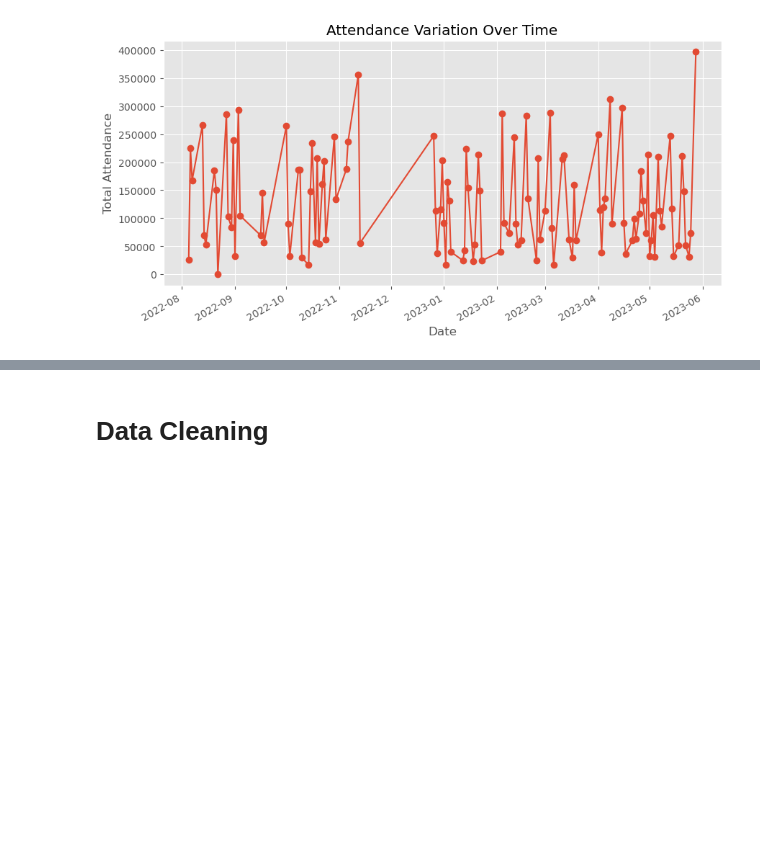
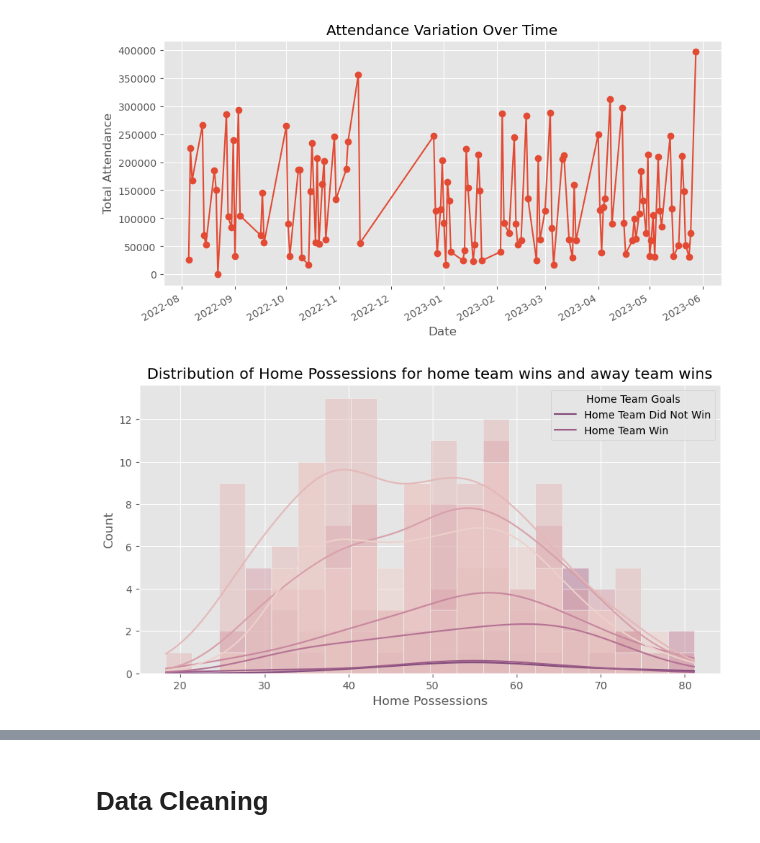
Before and after one commit to Snkiha/Premier-League-Win-Prediction, a Jupyter notebook: premierLeague_LogR.ipynb, the cells around one changed output, grey strips where cells are left out. Cells and saved outputs as stored; diff of their text form; code cells hidden in the pictures; blank space fills up the shorter version.

```diff
--- a/premierLeague_LogR.ipynb
+++ b/premierLeague_LogR.ipynb
@@ -105,7 +105,7 @@ plt.show()
 # %%
 # Attendance Variation over time
 df['date'] = pd.to_datetime(df['date'], format='mixed')
-df['attendance'] = df['attendance'].str.replace(',', '').replace('Nan', 0).astype(int) # Take out the , from the attendance and convert to integer
+df['attendance'] = df['attendance'].astype(str).str.replace(',', '').str.replace('Nan', '0').astype(int) # Take out the , from the attendance and convert to integer
 attendance_overtime = df.groupby('date')['attendance'].sum()
 
 plt.figure(figsize = (10, 5))
@@ -117,3 +117,18 @@ plt.grid(True)
 plt.show()
 # %% [output]
 [figure]
+# %%
+# Selecting relevant columns for analysis
+column_of_interest = ['Home Team', 'Goals Home', 'Away Team', 'Away Goals', 'home_possessions', 'away_possessions', 'home_shots', 'away_shots']
+
+data_subset = df[column_of_interest]
+
+# Visualize the distribution of 'home_possessions' for home team wins and away team wins
+plt.figure(figsize = (10, 5))
+sns.histplot(data = data_subset, x = 'home_possessions', hue = 'Goals Home', bins = 20, kde = True)
+plt.title("Distribution of Home Possessions for home team wins and away team wins")
+plt.xlabel('Home Possessions')
+plt.legend(title = 'Home Team Goals', labels = ['Home Team Did Not Win', 'Home Team Win'])
+plt.show()
+# %% [output]
+[figure, added]
```
Also changed, not shown: parts of 5 cells of this notebook.
